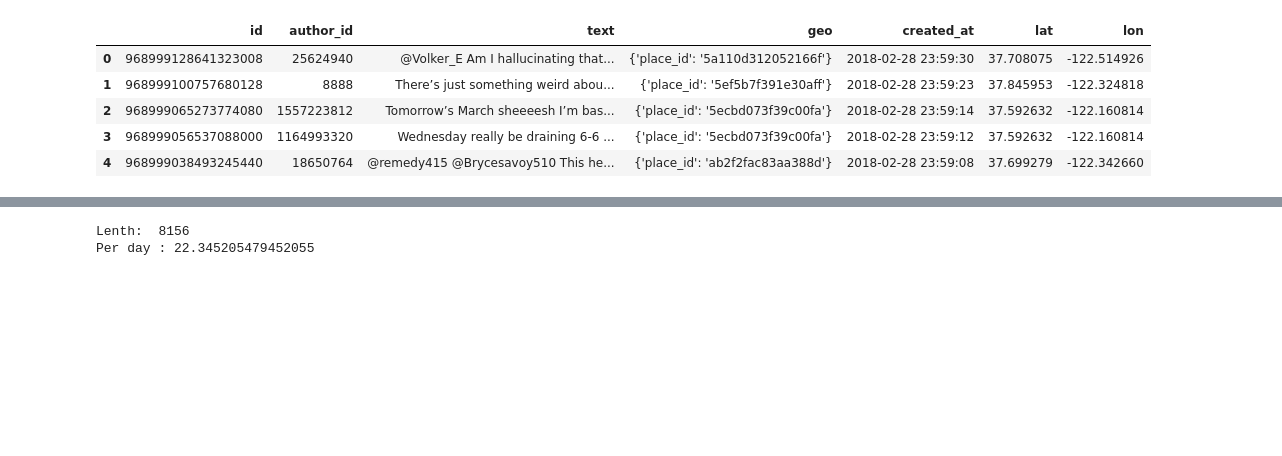
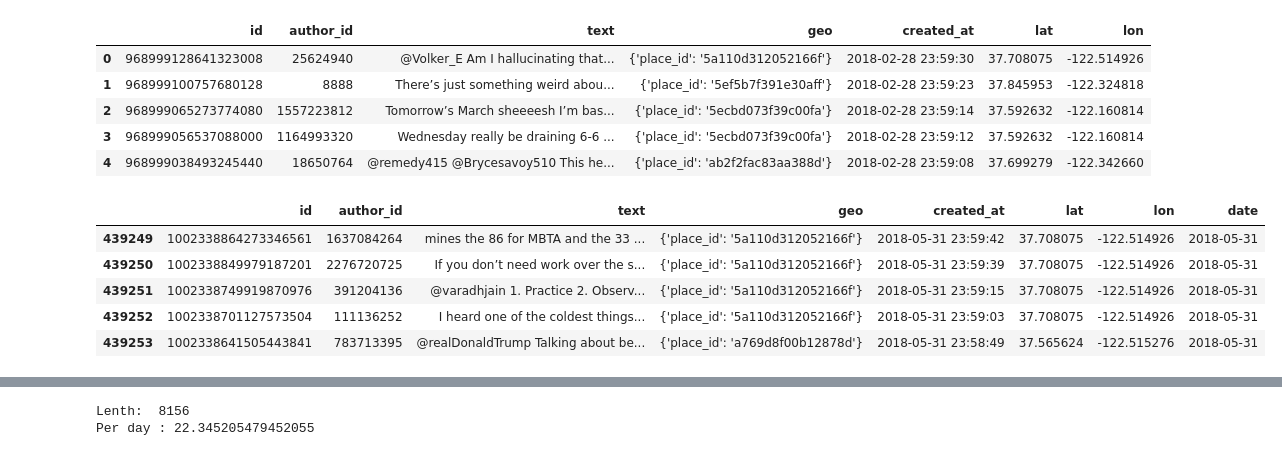
Before and after one commit to zcalhoun/wildfire, a Jupyter notebook: notebooks/san-francisco-v3.ipynb, the cells around one changed output, grey strips where cells are left out. Cells and saved outputs as stored; diff of their text form; code cells hidden in the pictures; blank space fills up the shorter version.

```diff
--- a/notebooks/san-francisco-v3.ipynb
+++ b/notebooks/san-francisco-v3.ipynb
@@ -65,19 +65,27 @@ sf_df_raw.head()
 | 3 | 968999056537088000 | 1164993320 | Wednesday really be draining 6-6 ... | {'place_id': '5ecbd073f39c00fa'} | 2018-02-28 23:59:12 | 37.592632 | -122.160814 |
 | 4 | 968999038493245440 | 18650764 | @remedy415 @Brycesavoy510 This he... | {'place_id': 'ab2f2fac83aa388d'} | 2018-02-28 23:59:08 | 37.699279 | -122.342660 |
 # %%
-sf_df_raw = sf_df_raw.dropna()
+sf_df_raw = sf_df_raw.dropna().reset_index(drop=True)
 
 # Ideally this should be before sampling but this way saves time
 # Could this happen in TwitterDataFrame?
 sf_df_raw['created_at'] = [datetime.strptime(d,'%Y-%m-%d %H:%M:%S') for d in sf_df_raw['created_at']]
 
 # Subset 5/2018-12/2018
 sf_df_raw = sf_df_raw[sf_df_raw['created_at'] > datetime(2018, 4, 30)]
 
 # Change date quantum to day
 sf_df_raw['date'] = sf_df_raw['created_at'].dt.floor('d')
 
 sf_df = TwitterDataFrame(sf_df_raw)
+sf_df.head()
+# %% [output]
+|  | id | author_id | text | geo | created_at | lat | lon | date |
+| 439249 | 1002338864273346561 | 1637084264 | mines the 86 for MBTA and the 33 ... | {'place_id': '5a110d312052166f'} | 2018-05-31 23:59:42 | 37.708075 | -122.514926 | 2018-05-31 |
+| 439250 | 1002338849979187201 | 2276720725 | If you don’t need work over the s... | {'place_id': '5a110d312052166f'} | 2018-05-31 23:59:39 | 37.708075 | -122.514926 | 2018-05-31 |
+| 439251 | 1002338749919870976 | 391204136 | @varadhjain 1. Practice 2. Observ... | {'place_id': '5a110d312052166f'} | 2018-05-31 23:59:15 | 37.708075 | -122.514926 | 2018-05-31 |
+| 439252 | 1002338701127573504 | 111136252 | I heard one of the coldest things... | {'place_id': '5a110d312052166f'} | 2018-05-31 23:59:03 | 37.708075 | -122.514926 | 2018-05-31 |
+| 439253 | 1002338641505443841 | 783713395 | @realDonaldTrump Talking about be... | {'place_id': 'a769d8f00b12878d'} | 2018-05-31 23:58:49 | 37.565624 | -122.515276 | 2018-05-31 |
 # %%
 sf_df = sf_df.group_by_days_and_batch(100)
 
```
Also changed, not shown: parts of 11 cells of this notebook.
